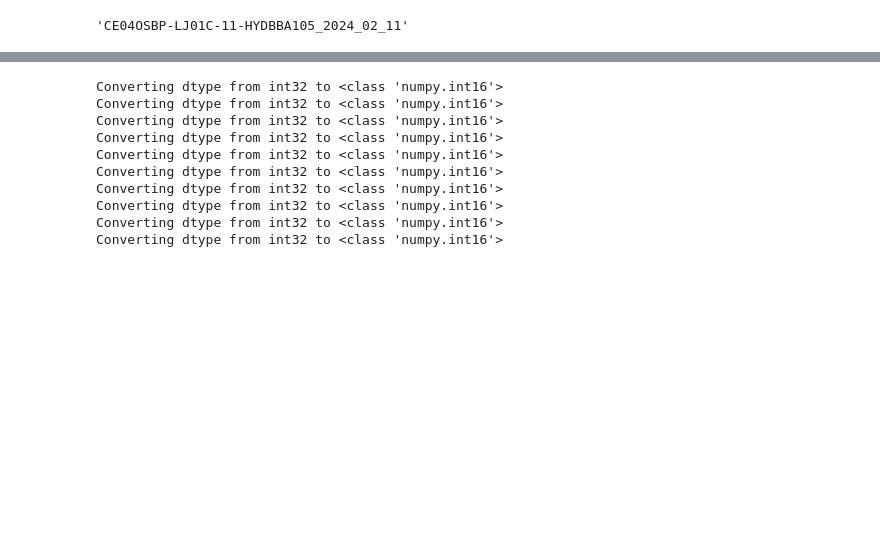
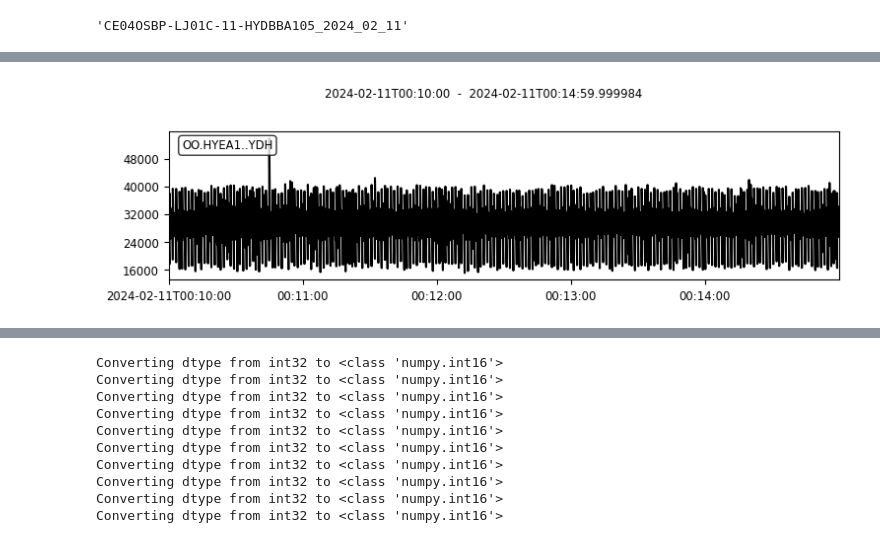
Before and after one commit to crasgaitis/moby_data, a Jupyter notebook: raw_data/63_faster_spectrogram copy.ipynb, the cells around one changed output, grey strips where cells are left out. Saved outputs shown, nothing was run; the diff lists cells and outputs as text; code cells hidden in the pictures; blank space fills up the shorter version.

```diff
--- a/raw_data/63_faster_spectrogram copy.ipynb
+++ b/raw_data/63_faster_spectrogram copy.ipynb
@@ -45,2 +45,10 @@ Wall time: 7min 37s
 # %%
-hyd_org = hyd
+# hyd_org = hydsdfs8_ 3
+for stream in hyd.clean_list:
+    if hasattr(stream, 'traces'):
+        for trace in stream.traces:
+            trace.plot()
+            break
+        break
+# %% [output]
+[figure, added]
```
Also changed, not shown: parts of 36 cells of this notebook, 4 other files.
